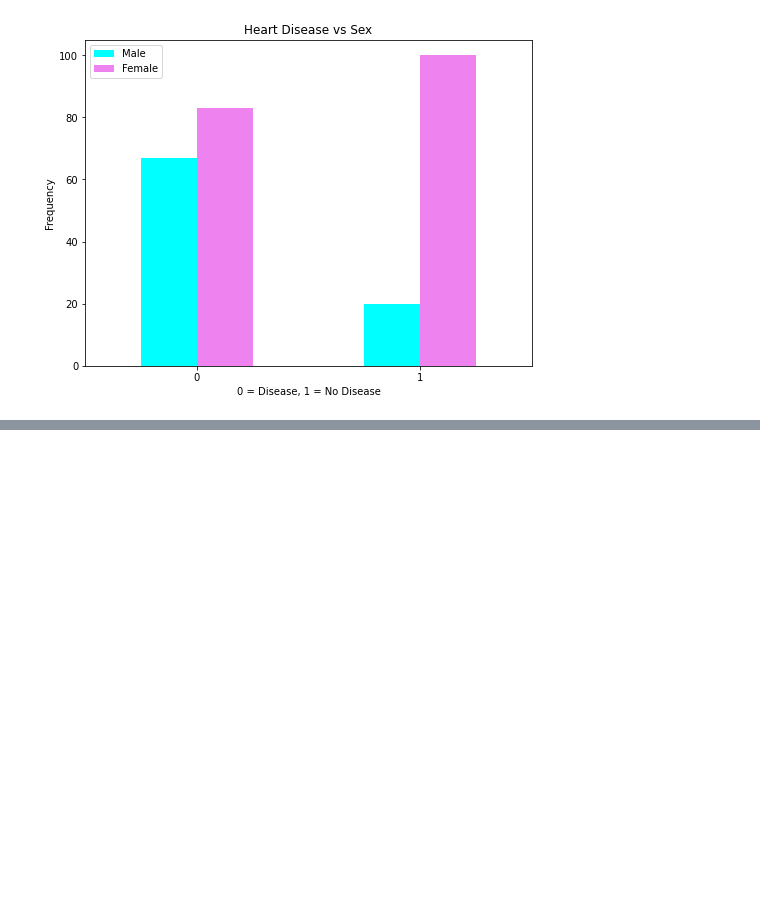
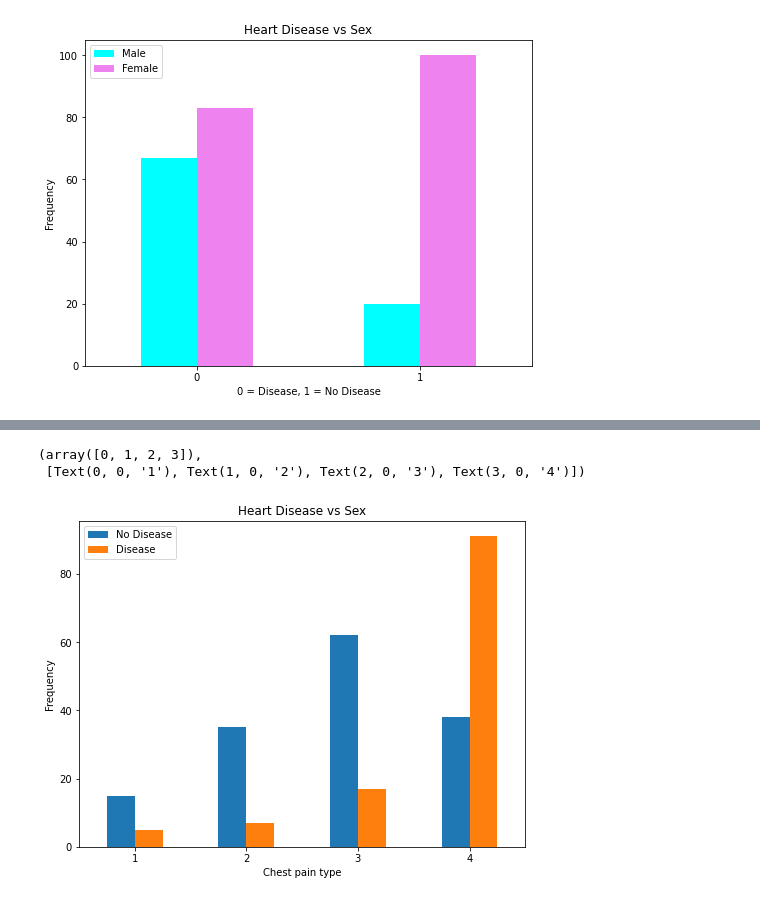
Before and after one commit to terrysu64/Machine-Learning-and-Data-Science-Projects, a Jupyter notebook: Heart Disease Classification/heart-disease-classification.ipynb, the cells around one changed output, grey strips where cells are left out. Saved outputs shown, nothing was run; the diff lists cells and outputs as text; code cells hidden in the pictures; blank space fills up the shorter version.

```diff
--- a/Heart Disease Classification/heart-disease-classification.ipynb
+++ b/Heart Disease Classification/heart-disease-classification.ipynb
@@ -236,0 +301,13 @@ plt.xticks(rotation=0)
+# %%
+pd.crosstab(df["Chest pain type"],df["Heart Disease"]).plot(kind="bar",
+                                                figsize=(8,6),)
+
+plt.title("Heart Disease vs Sex")
+plt.xlabel("Chest pain type")
+plt.ylabel("Frequency")
+plt.legend(['No Disease','Disease'])
+plt.xticks(rotation=0)
+# %% [output]
+(array([0, 1, 2, 3]),
+ [Text(0, 0, '1'), Text(1, 0, '2'), Text(2, 0, '3'), Text(3, 0, '4')])
+[figure, added]
```
Also changed, not shown: parts of 18 cells of this notebook.
